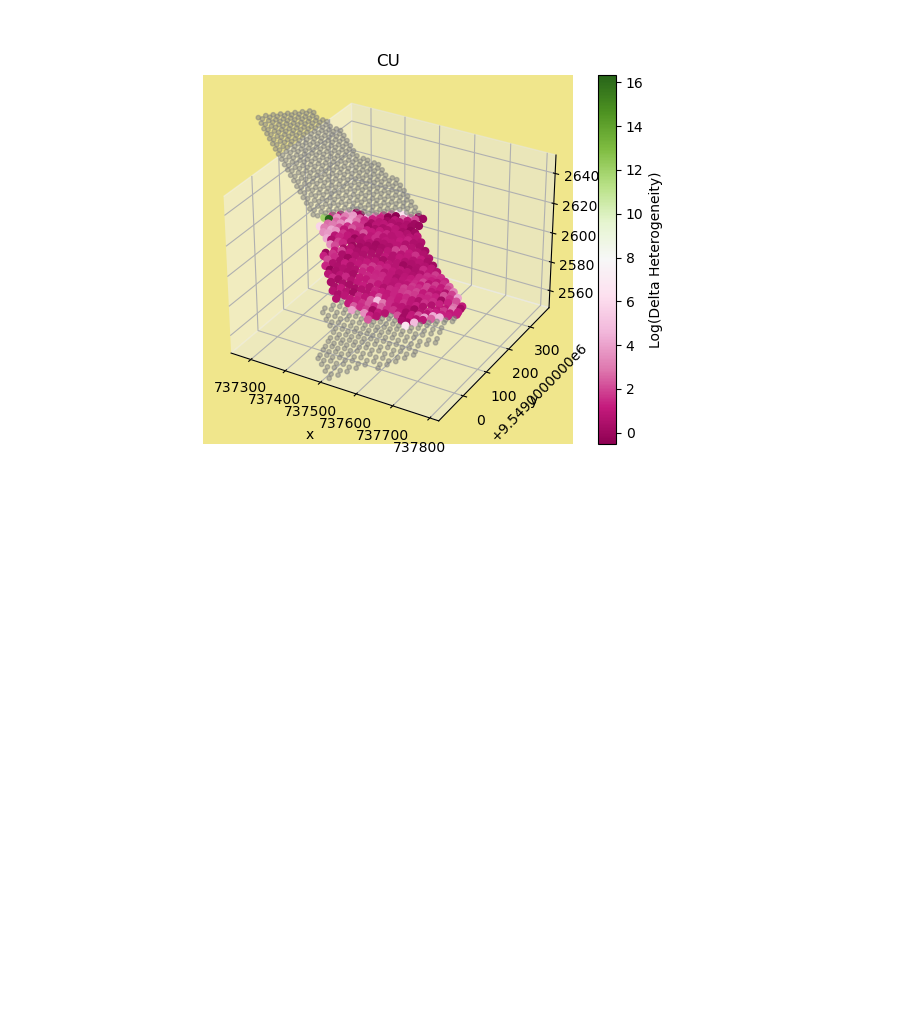
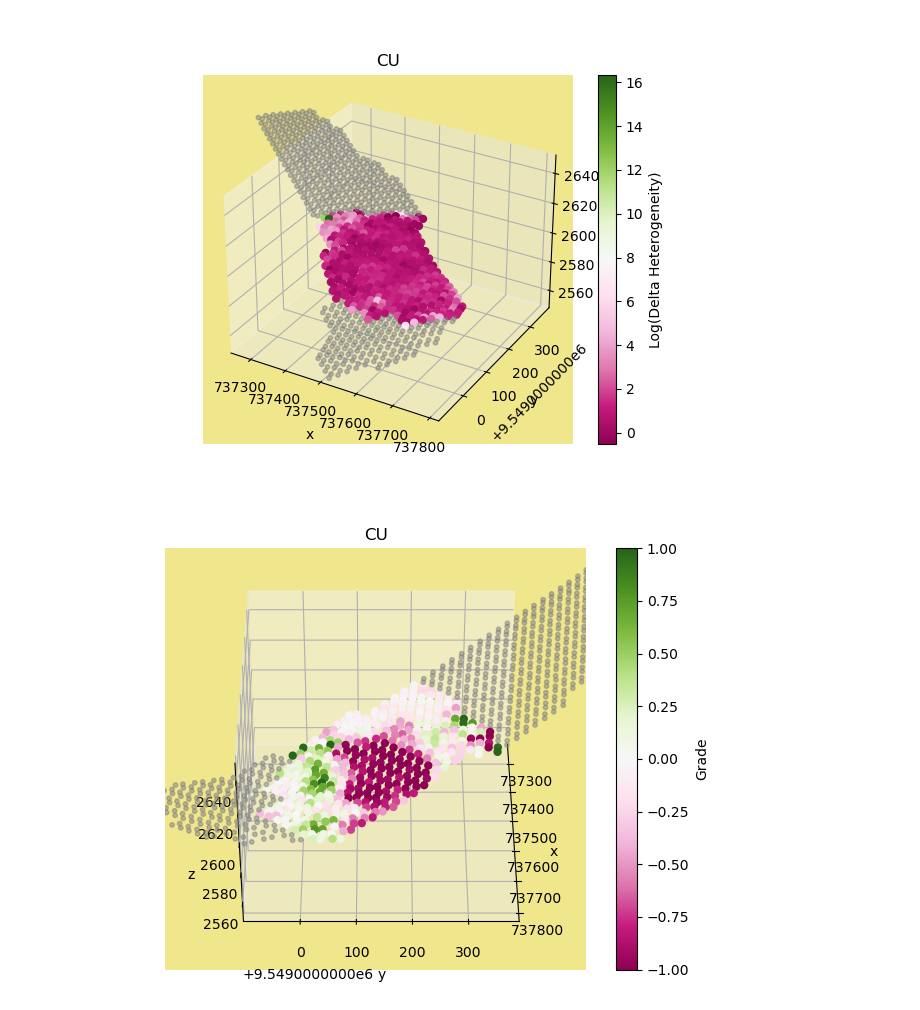
Before and after one commit to jouytrew/masters_pfti, a Jupyter notebook: notebooks/het_analysis_compare_dp_pcbc.ipynb, the cells around one changed output. Cells and saved outputs as stored; diff of their text form; code cells hidden in the pictures; blank space fills up the shorter version.

```diff
--- a/notebooks/het_analysis_compare_dp_pcbc.ipynb
+++ b/notebooks/het_analysis_compare_dp_pcbc.ipynb
@@ -294,7 +296,7 @@ for dpid in list(dp_coords.index):
                 delta_hs[element] = []
 
             if element in dp.resources:
-                dp_h, pcbc_h = dp.resources[element].heterogeneity, pcbc.resources[element].heterogeneity
+                dp_h, pcbc_h = dp.resources[element].get_heterogeneity(), pcbc.resources[element].get_heterogeneity()
                 if pcbc_h == 0.0:
                     delta = 1 if dp_h == 0.0 else 0
                 else:
@@ -353,0 +383,57 @@ cbar.set_label('Log(Delta Heterogeneity)')
+# %%
+%matplotlib widget
+
+fig = plt.figure()
+ax = plt.axes(projection='3d')
+
+element = 'CU'
+
+delta_h = np.array(delta_hs[element])
+x, y, z = dp_coords['x'], dp_coords['y'], dp_coords['z']
+
+cmap = plt.colormaps.get('PiYG')
+
+p = ax.scatter3D(
+    x,
+    y,
+    z,
+    c=delta_h,
+    vmax=1,
+    vmin=-1,
+    cmap=cmap,
+    s=25,
+    alpha=1
+)
+
+# Set limits to the non-nan values
+ax.set_xlim(ax.get_xlim())
+ax.set_ylim(ax.get_ylim())
+ax.set_zlim([2550, 2650])
+
+
+nan = np.argwhere(np.isnan(delta_h))
+nan = nan.flatten()
+ax.scatter3D(
+    x[nan],
+    y[nan],
+    z[nan],
+    s=10,
+    alpha=0.5,
+    c='grey'
+)
+
+ax.set_title(element)
+ax.set_xlabel('x')
+ax.set_ylabel('y')
+ax.set_zlabel('z')
+ax.set_facecolor('khaki')
+
+cbar = fig.colorbar(p)
+cbar.set_label('Grade')
+
+ax.azim = 0
+ax.elev = 40
+
+fig.tight_layout()
+# %% [output]
+[figure, added]
```
Also changed, not shown: parts of 8 cells of this notebook, 6 other files.
